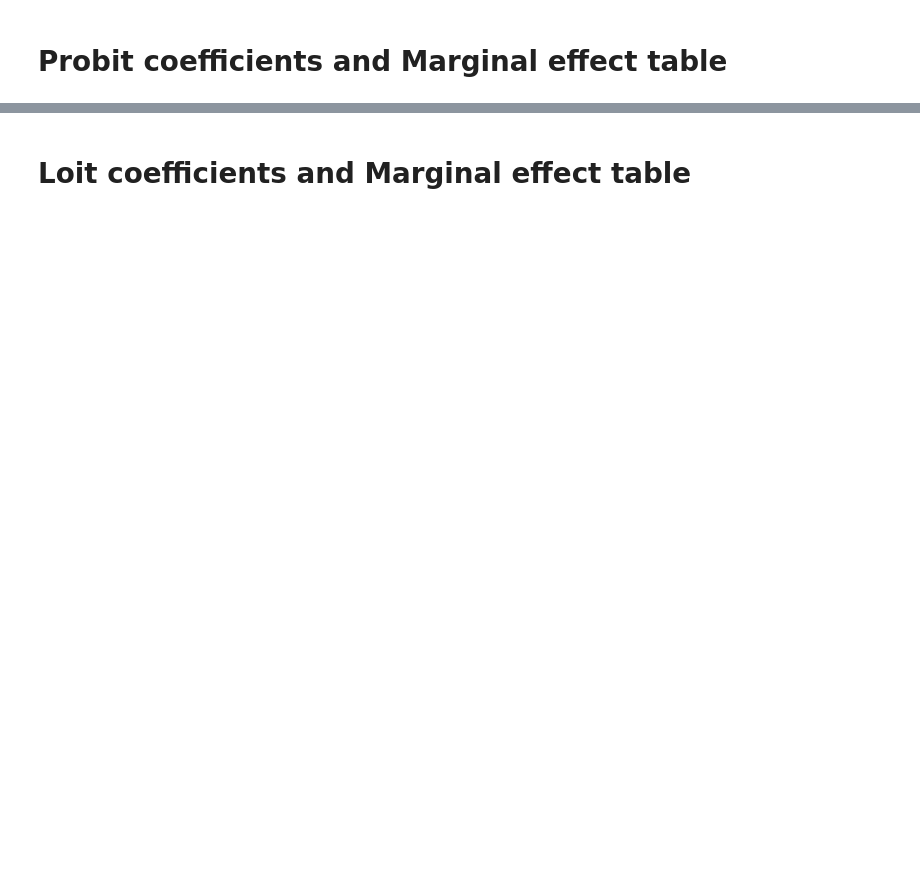
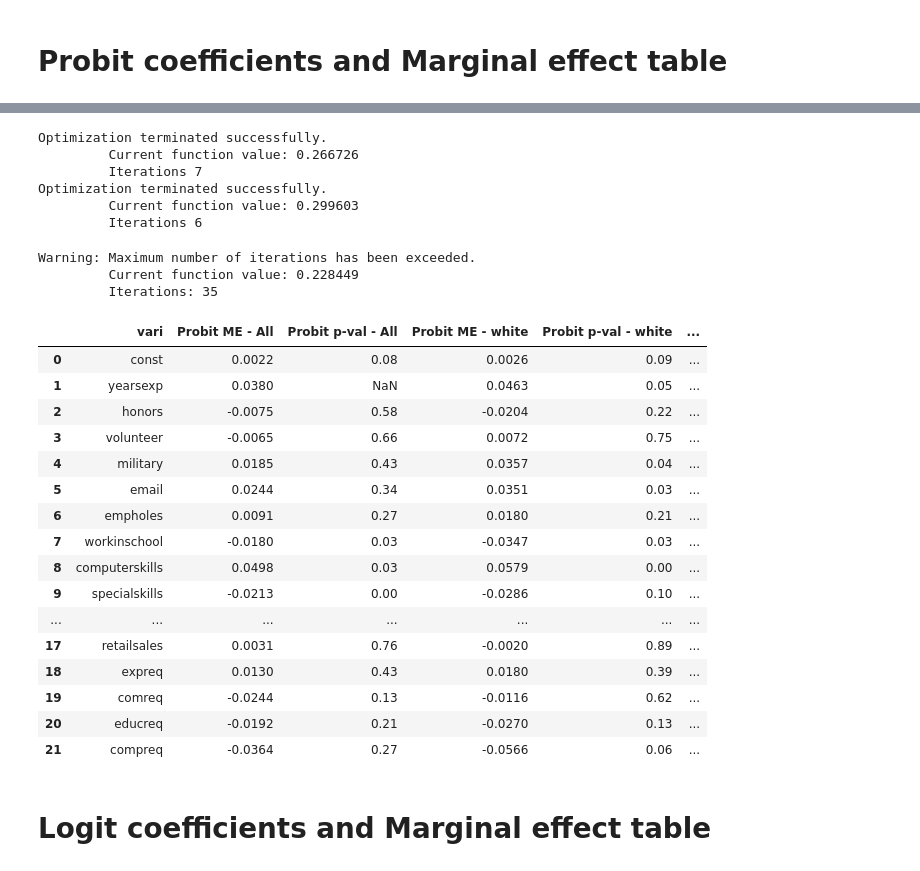
Before and after one commit to Michael-Morgan-Giles/regression_analysis, a Jupyter notebook: 6_classification/GLM_Intro.ipynb, the cells around one changed output, grey strips where cells are left out. Drawn from its saved outputs; the diff is of its cells as text; code cells hidden in the pictures; blank space fills up the shorter version.

```diff
--- a/6_classification/GLM_Intro.ipynb
+++ b/6_classification/GLM_Intro.ipynb
@@ -21,5 +113,10 @@ df = pd.read_stata("/home/michael/Projects/regression_analysis/data/lakisha_aer.
 # %%
 df = sm.add_constant(df)
+df['years_exp_sq'] = df['yearsexp'] ** 2
+df['city_dummy'] = np.where(df["city"] == "c",1,0)
+df['white_dummy'] = np.where(df['race']=="w", 1,0)
+df['sex_dummy'] = np.where(df["sex"] == "m",1,0)
+df["hl_dummy"] = np.where(df['h'] == 1, "high", "low")
 df.columns
 # %% [output]
 Index(['const', 'id', 'ad', 'education', 'ofjobs', 'yearsexp', 'honors',
@@ -134,3 +365,68 @@ kidslt6       -0.2652      0.031     -8.446      0.000      -0.327      -0.204
+# %%
+probit_me_all = sm.Probit(df[y],
+          df[X]).fit(cov_type='cluster',
+                     cov_kwds={'groups': df['adid']}).get_margeff()
+
+all_probit_coef = probit_me_all.margeff
+all_probit_p  = probit_me_all.pvalues
+
+probit_me_white = sm.Probit(df.loc[df[T] == "w", y],
+          df.loc[df[T] == "w",
+                 X]).fit(cov_type='cluster',
+                         cov_kwds={'groups': df.loc[df['race'] == "w",
+                                                    'adid']}).get_margeff()
+
+white_probit_coef = probit_me_white.margeff
+white_probit_p  = probit_me_white.pvalues
+
+probit_me_black = sm.Probit(df.loc[df[T] == "b",y],
+          df.loc[df[T] == "b", X]).fit(cov_type='cluster',
+                                       cov_kwds={'groups': df.loc[df['race'] == "b",
+                                                                  'adid']}).get_margeff()
+
+
+black_probit_coef = probit_me_black.margeff
+black_probit_p  = probit_me_black.pvalues
+
+# join into one DataFrame
+df1 = pd.concat([pd.DataFrame({'vari':X}),
+                 pd.DataFrame({'Probit ME - All': all_probit_coef.round(4)}),
+                 pd.DataFrame({'Probit p-val - All': all_probit_p.round(2)}),
+                 pd.DataFrame({'Probit ME - white': white_probit_coef.round(4)}),
+                 pd.DataFrame({'Probit p-val - white': white_probit_p.round(2)}),
+                 pd.DataFrame({'Probit ME - African-American': black_probit_coef.round(4)}),
+                 pd.DataFrame({'Probit p-val - African-American': black_probit_p.round(2)}),],
+                axis=1,
+                join='inner')
+
+df1
+# %% [output]
+Optimization terminated successfully.
+         Current function value: 0.266726
+         Iterations 7
+Optimization terminated successfully.
+         Current function value: 0.299603
+         Iterations 6
+Warning: Maximum number of iterations has been exceeded.
+         Current function value: 0.228449
+         Iterations: 35
+|  | vari | Probit ME - All | Probit p-val - All | Probit ME - white | Probit p-val - white | ... |
+| 0 | const | 0.0022 | 0.08 | 0.0026 | 0.09 | ... |
+| 1 | yearsexp | 0.0380 | NaN | 0.0463 | 0.05 | ... |
+| 2 | honors | -0.0075 | 0.58 | -0.0204 | 0.22 | ... |
+| 3 | volunteer | -0.0065 | 0.66 | 0.0072 | 0.75 | ... |
+| 4 | military | 0.0185 | 0.43 | 0.0357 | 0.04 | ... |
+| 5 | email | 0.0244 | 0.34 | 0.0351 | 0.03 | ... |
+| 6 | empholes | 0.0091 | 0.27 | 0.0180 | 0.21 | ... |
+| 7 | workinschool | -0.0180 | 0.03 | -0.0347 | 0.03 | ... |
+| 8 | computerskills | 0.0498 | 0.03 | 0.0579 | 0.00 | ... |
+| 9 | specialskills | -0.0213 | 0.00 | -0.0286 | 0.10 | ... |
+| ... | ... | ... | ... | ... | ... | ... |
+| 17 | retailsales | 0.0031 | 0.76 | -0.0020 | 0.89 | ... |
+| 18 | expreq | 0.0130 | 0.43 | 0.0180 | 0.39 | ... |
+| 19 | comreq | -0.0244 | 0.13 | -0.0116 | 0.62 | ... |
+| 20 | educreq | -0.0192 | 0.21 | -0.0270 | 0.13 | ... |
+| 21 | compreq | -0.0364 | 0.27 | -0.0566 | 0.06 | ... |
 # %% [markdown]
-# Loit coefficients and Marginal effect table
+# Logit coefficients and Marginal effect table
 # %%
```
Also changed, not shown: parts of 30 cells of this notebook.
